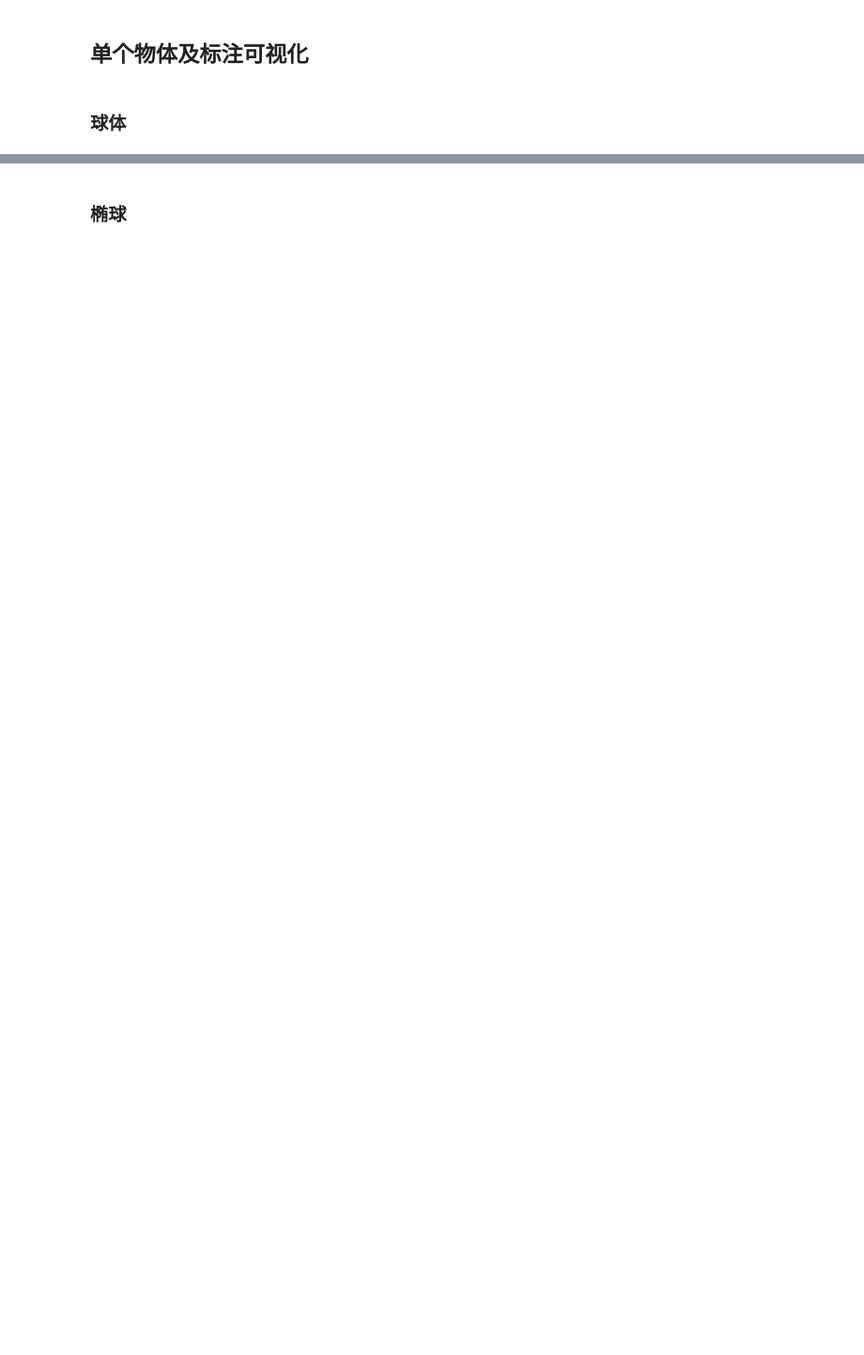
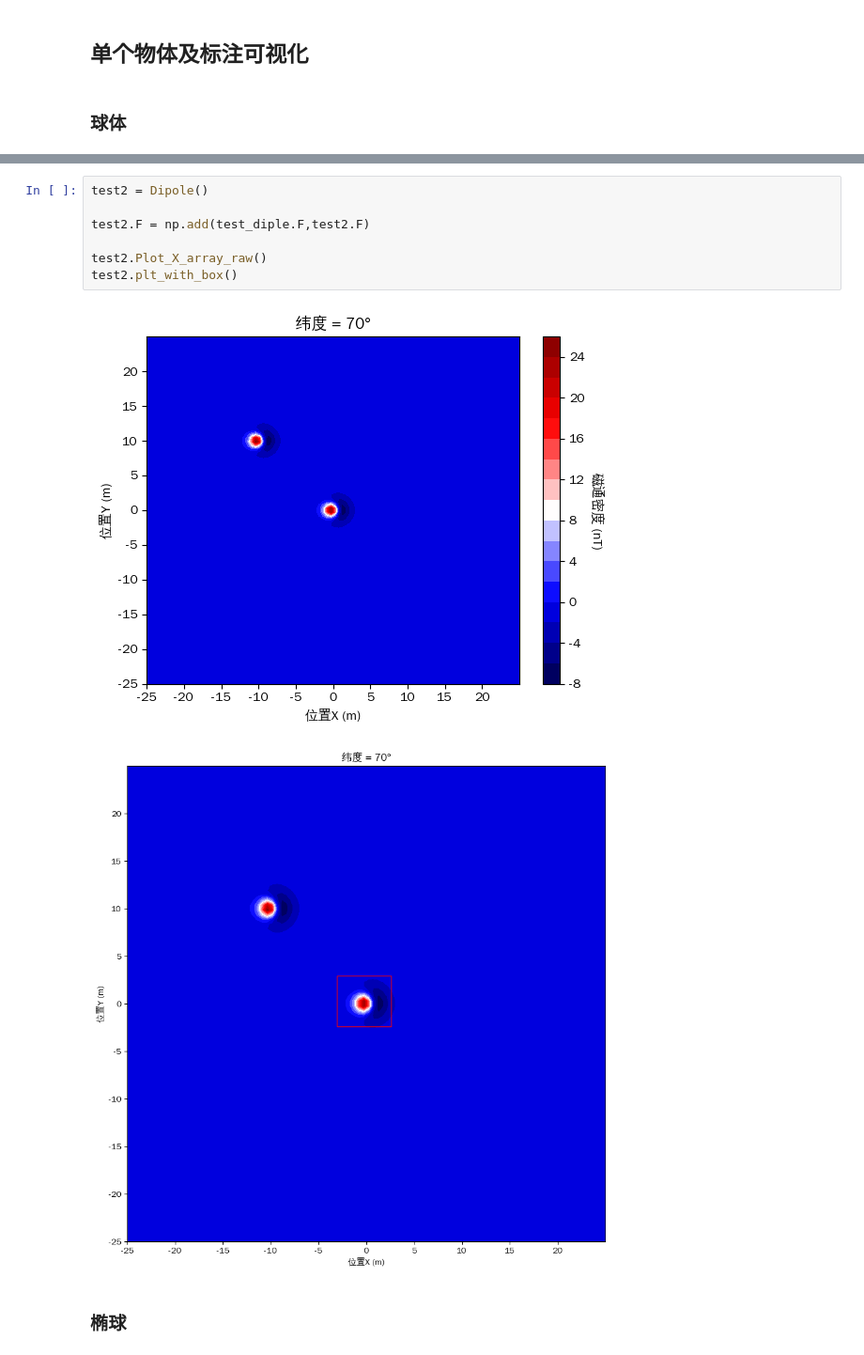
Before and after one commit to jia80H/my_Magnetic_methods-master, a Jupyter notebook: 00create_data.ipynb, the cells around one changed output, grey strips where cells are left out. Shown at 94% size. Saved outputs shown, nothing was run; the diff lists cells and outputs as text; blank space fills up the shorter version.

```diff
--- a/00create_data.ipynb
+++ b/00create_data.ipynb
@@ -15,2 +24,12 @@ from Utils.My_Utils_Magnetic_methods import *
+# %%
+test2 = Dipole()
+
+test2.F = np.add(test_diple.F,test2.F)
+
+test2.Plot_X_array_raw()
+test2.plt_with_box()
+# %% [output]
+[figure, added]
+[figure, added]
 # %% [markdown]
 ### 椭球
```
Also changed, not shown: parts of 9 cells of this notebook, 8 other files.
